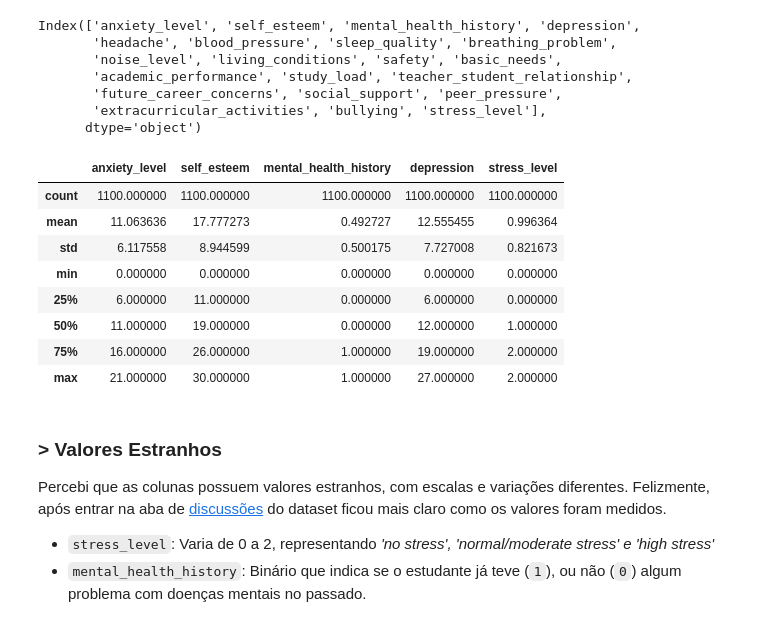
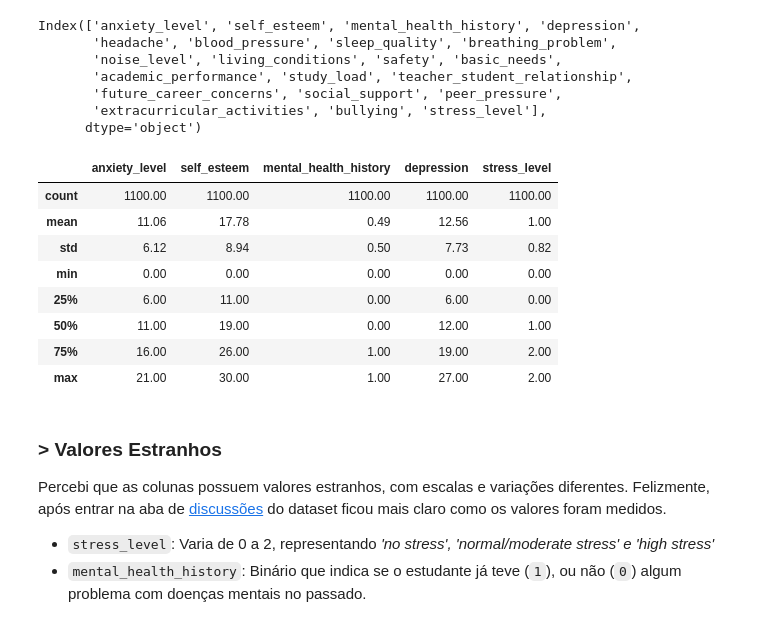
Before and after one commit to viabdon/EDA-Student-Stress-Dataset, a Jupyter notebook: src/notebooks/eda_pablo.ipynb, the cells around one changed output. Drawn from its saved outputs; the diff is of its cells as text; code cells hidden in the pictures.

```diff
--- a/src/notebooks/eda_pablo.ipynb
+++ b/src/notebooks/eda_pablo.ipynb
@@ -132,17 +138,25 @@ Index(['anxiety_level', 'self_esteem', 'mental_health_history', 'depression',
        'extracurricular_activities', 'bullying', 'stress_level'],
       dtype='object')
 # %%
-df_stress_levels[['anxiety_level', 'self_esteem', 'mental_health_history', 'depression', 'stress_level']].describe()
+df_stress_levels[
+    [
+        "anxiety_level",
+        "self_esteem",
+        "mental_health_history",
+        "depression",
+        "stress_level",
+    ]
+].describe().apply(lambda x: round(x, 2))
 # %% [output]
 |  | anxiety_level | self_esteem | mental_health_history | depression | stress_level |
-| count | 1100.000000 | 1100.000000 | 1100.000000 | 1100.000000 | 1100.000000 |
-| mean | 11.063636 | 17.777273 | 0.492727 | 12.555455 | 0.996364 |
-| std | 6.117558 | 8.944599 | 0.500175 | 7.727008 | 0.821673 |
-| min | 0.000000 | 0.000000 | 0.000000 | 0.000000 | 0.000000 |
-| 25% | 6.000000 | 11.000000 | 0.000000 | 6.000000 | 0.000000 |
-| 50% | 11.000000 | 19.000000 | 0.000000 | 12.000000 | 1.000000 |
-| 75% | 16.000000 | 26.000000 | 1.000000 | 19.000000 | 2.000000 |
-| max | 21.000000 | 30.000000 | 1.000000 | 27.000000 | 2.000000 |
+| count | 1100.00 | 1100.00 | 1100.00 | 1100.00 | 1100.00 |
+| mean | 11.06 | 17.78 | 0.49 | 12.56 | 1.00 |
+| std | 6.12 | 8.94 | 0.50 | 7.73 | 0.82 |
+| min | 0.00 | 0.00 | 0.00 | 0.00 | 0.00 |
+| 25% | 6.00 | 11.00 | 0.00 | 6.00 | 0.00 |
+| 50% | 11.00 | 19.00 | 0.00 | 12.00 | 1.00 |
+| 75% | 16.00 | 26.00 | 1.00 | 19.00 | 2.00 |
+| max | 21.00 | 30.00 | 1.00 | 27.00 | 2.00 |
 # %% [markdown]
 ### > **Valores Estranhos**
 
```
Also changed, not shown: parts of 20 cells of this notebook, 3 other files.
